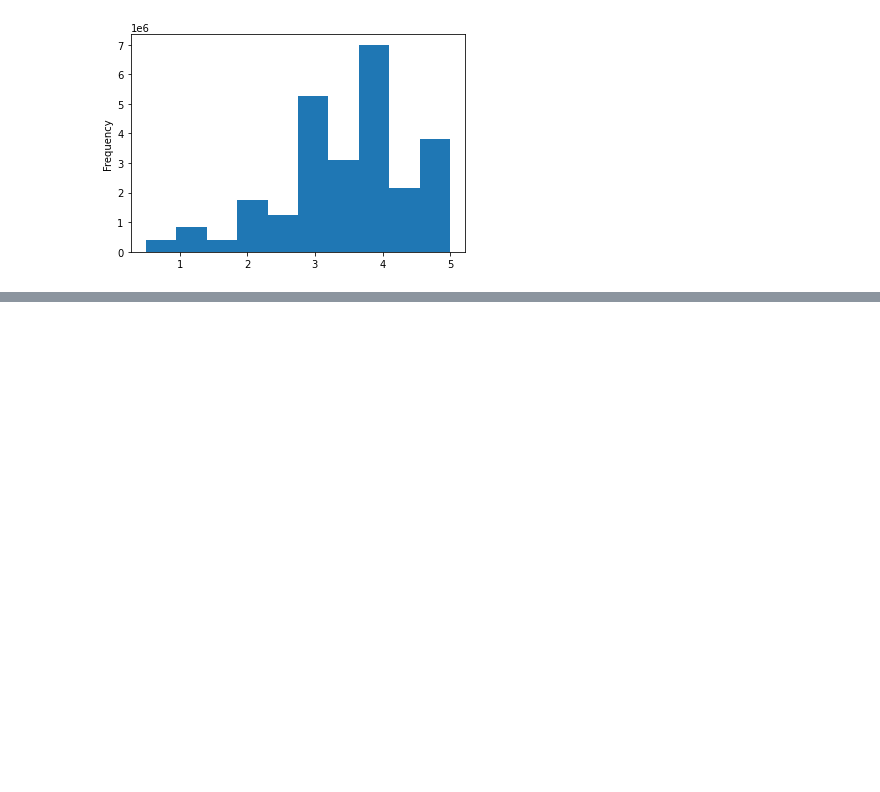
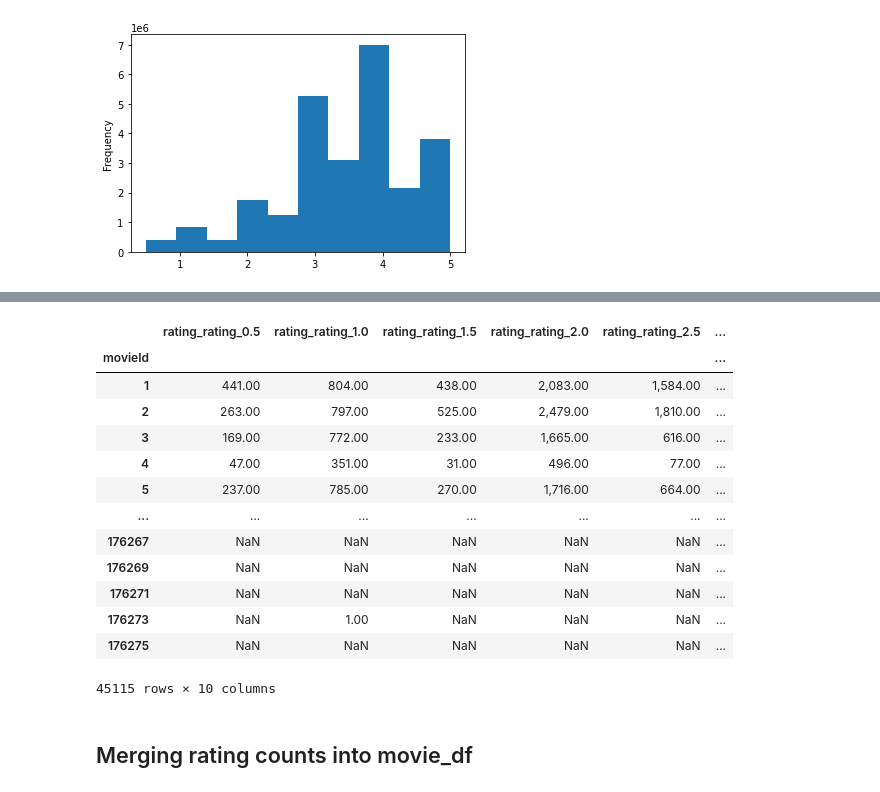
Before and after one commit to Yaye2021/Movies-ETL, a Jupyter notebook: Movies_data.ipynb, the cells around one changed output, grey strips where cells are left out. Cells and saved outputs as stored; diff of their text form; code cells hidden in the pictures; blank space fills up the shorter version.

Commit message:
Adding file with ratings

```diff
--- a/Movies_data.ipynb
+++ b/Movies_data.ipynb
@@ -1517,0 +1545,26 @@ movies_df.rename({'id':'kaggle_id',
+# %%
+#We can pivot this data so that movieId is the index, the columns will be all the rating values, and the rows will be the counts for each rating value.
+rating_counts = ratings.groupby(['movieId','rating'], as_index=False).count() \
+                .rename({'userId':'count'}, axis=1) \
+                .pivot(index='movieId',columns='rating', values='count')
+# %%
+#We want to rename the columns so they're easier to understand. We'll prepend rating_ to each column with a list comprehension:
+rating_counts.columns = ['rating_' + str(col) for col in rating_counts.columns]
+rating_counts
+# %% [output]
+|  | rating_rating_0.5 | rating_rating_1.0 | rating_rating_1.5 | rating_rating_2.0 | rating_rating_2.5 | ... |
+| movieId |  |  |  |  |  | ... |
+| 1 | 441.00 | 804.00 | 438.00 | 2,083.00 | 1,584.00 | ... |
+| 2 | 263.00 | 797.00 | 525.00 | 2,479.00 | 1,810.00 | ... |
+| 3 | 169.00 | 772.00 | 233.00 | 1,665.00 | 616.00 | ... |
+| 4 | 47.00 | 351.00 | 31.00 | 496.00 | 77.00 | ... |
+| 5 | 237.00 | 785.00 | 270.00 | 1,716.00 | 664.00 | ... |
+| ... | ... | ... | ... | ... | ... | ... |
+| 176267 | NaN | NaN | NaN | NaN | NaN | ... |
+| 176269 | NaN | NaN | NaN | NaN | NaN | ... |
+| 176271 | NaN | NaN | NaN | NaN | NaN | ... |
+| 176273 | NaN | 1.00 | NaN | NaN | NaN | ... |
+| 176275 | NaN | NaN | NaN | NaN | NaN | ... |
+45115 rows × 10 columns
+# %% [markdown]
+## Merging rating counts into movie_df
```
Also changed, not shown: parts of 77 cells of this notebook.
